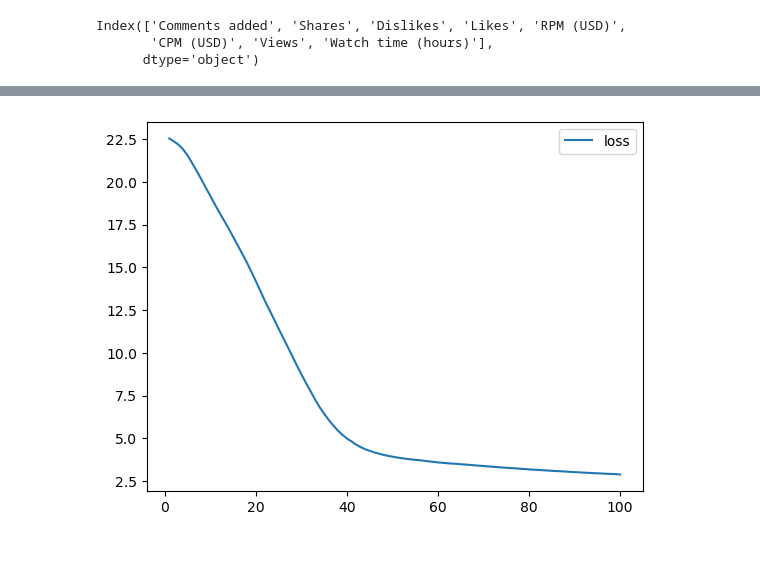
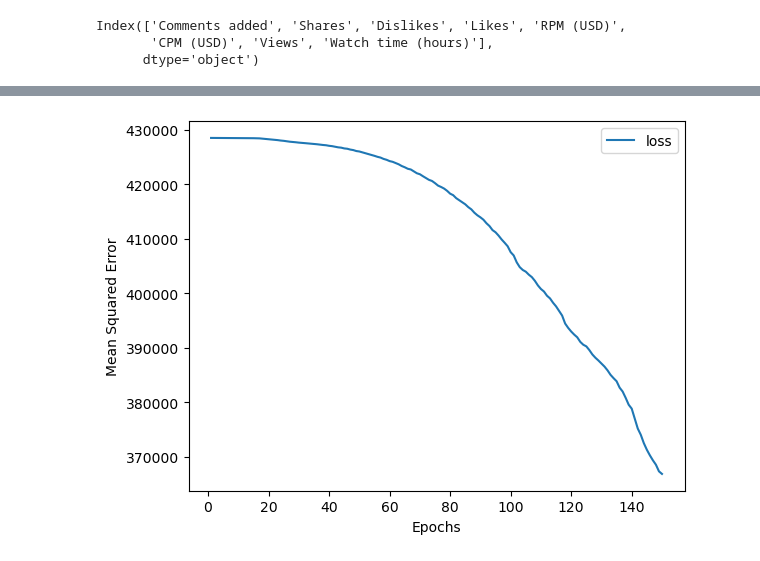
Before and after one commit to aarschne/project4, a Jupyter notebook: predicting_revenue.ipynb, the cells around one changed output, grey strips where cells are left out. Saved outputs shown, nothing was run; the diff lists cells and outputs as text; code cells hidden in the pictures.

Commit message:
Changed revenue column slightly

```diff
--- a/predicting_revenue.ipynb
+++ b/predicting_revenue.ipynb
@@ -69,3 +74,5 @@ X = df.drop("RPM (USD)", axis = 1)
+# %%
+X.rename(columns = {"CPM (USD)": "Cost"}, inplace = True)
 # %%
 X
 # %% [output]
@@ -129,7 +130,7 @@ len(X.columns)
 nn = Sequential()
 
 # First hidden layer
-nn.add(Dense(units=8, activation="relu", input_dim=7))
+nn.add(Dense(units=8, activation="relu", input_dim=6))
 
 # Second hidden layer
 nn.add(Dense(units=8, activation="relu"))
@@ -157,8 +158,8 @@ Non-trainable params: 0 (0.00 Byte)
 _________________________________________________________________
 # %%
 # Compile the model
-nn.compile(loss="mean_squared_error", optimizer="adam", metrics=["accuracy"])
+nn.compile(loss="mean_squared_error", optimizer="adam", metrics=["mean_squared_error"])
 # %%
 # Train the model
-fit_model = nn.fit(X_train_scaled, y_train, epochs=100)
+fit_model = nn.fit(X_train_scaled, y_train, epochs=150)
 # %% [output]
@@ -189,9 +190,11 @@ Loss: 2.1011641025543213, Accuracy: 0.0
 # %%
 # Create a DataFrame containing training history
 history_df = pd.DataFrame(fit_model.history, index=range(1,len(fit_model.history["loss"])+1))
 
 # Plot the loss
 history_df.plot(y="loss")
+plt.xlabel("Epochs")
+plt.ylabel("Mean Squared Error")
 plt.show()
 # %% [output]
-[figure, old version]
+[figure, new version]
```
Also changed, not shown: parts of 20 cells of this notebook, 2 other files.
